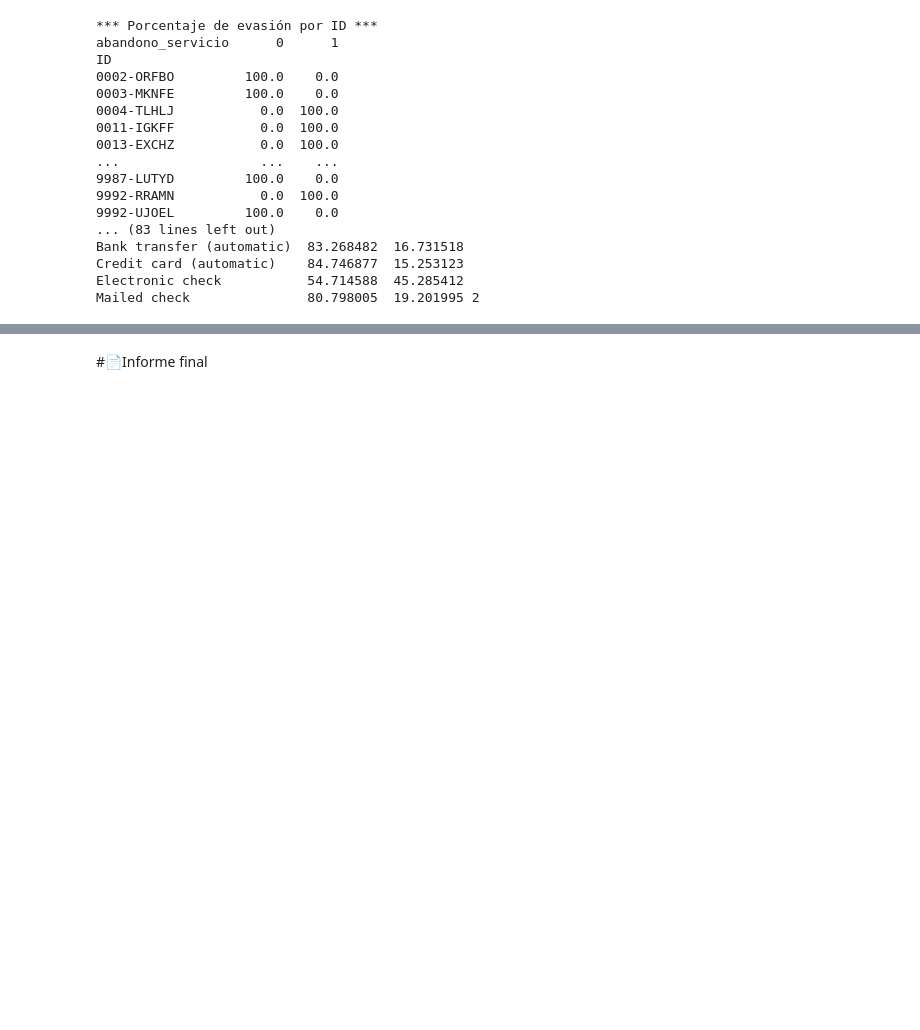
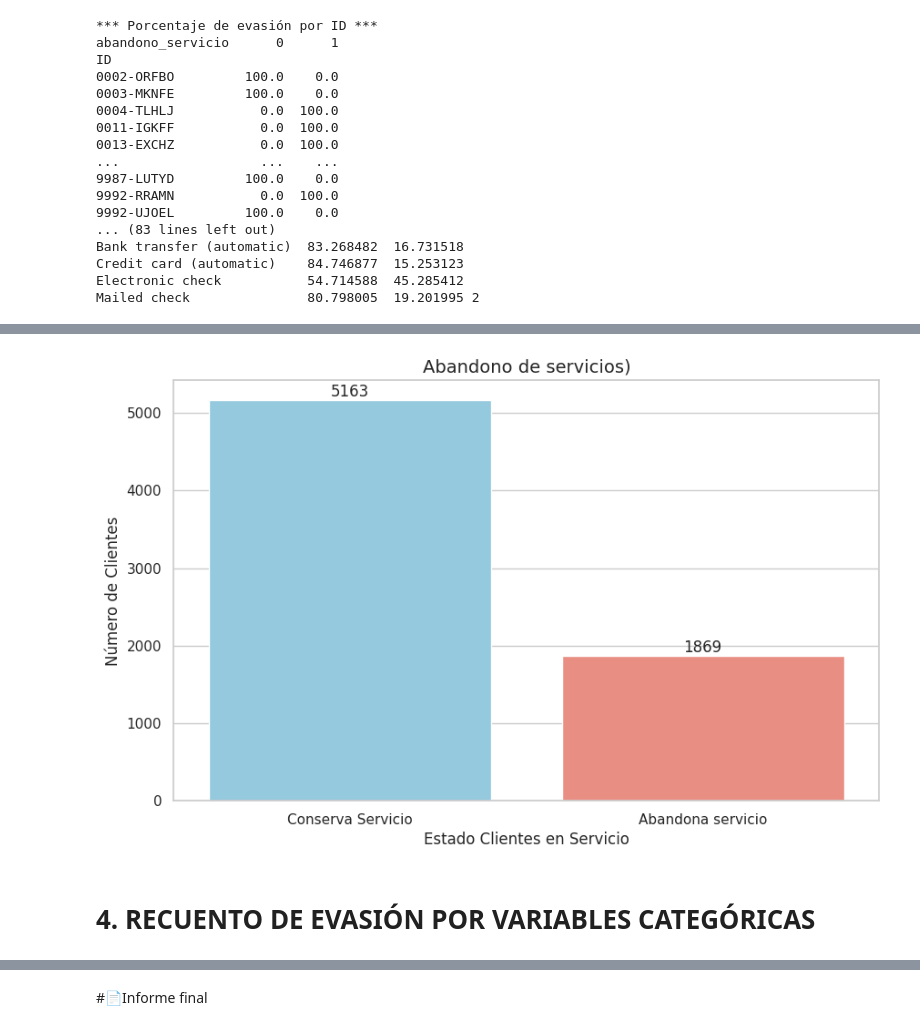
Before and after one commit to JoseIng-EO/challenge2-data-science-telecom-x, a Jupyter notebook: TelecomX_LATAM.ipynb, the cells around one changed output, grey strips where cells are left out. Saved outputs shown, nothing was run; the diff lists cells and outputs as text; code cells hidden in the pictures; blank space fills up the shorter version.

```diff
--- a/TelecomX_LATAM.ipynb
+++ b/TelecomX_LATAM.ipynb
@@ -390,0 +413,3 @@ Mailed check               80.798005  19.201995 2
+# %%
+abandono_servicio_count = df_telecomx['abandono_servicio'].value_counts()
+abandono_servicio_count
@@ -390,0 +422,21 @@ Mailed check               80.798005  19.201995 2
+# %%
+# Estilo de gráfica
+sns.set_style('whitegrid')
+plt.figure(figsize=(10, 6))
+sns.barplot(x=abandono_servicio_count.index, y=abandono_servicio_count.values, hue=abandono_servicio_count.index,palette=["skyblue", "salmon"],legend=False)
+
+# Títulos y ejes
+plt.title('Abandono de servicios)', fontsize=14)
+plt.ylabel('Número de Clientes', fontsize=12)
+plt.xlabel('Estado Clientes en Servicio', fontsize=12)
+plt.xticks([0, 1], ['Conserva Servicio', 'Abandona servicio'])
+
+# Leyenda en barras
+for i, count in enumerate(abandono_servicio_count.values):
+    plt.text(i, count + 50, str(count), ha='center', fontsize=12)
+
+plt.show()
+# %% [output]
+[figure, added]
+# %% [markdown]
+# 4. RECUENTO DE EVASIÓN POR VARIABLES CATEGÓRICAS
```
Also changed, not shown: parts of 10 cells of this notebook.
